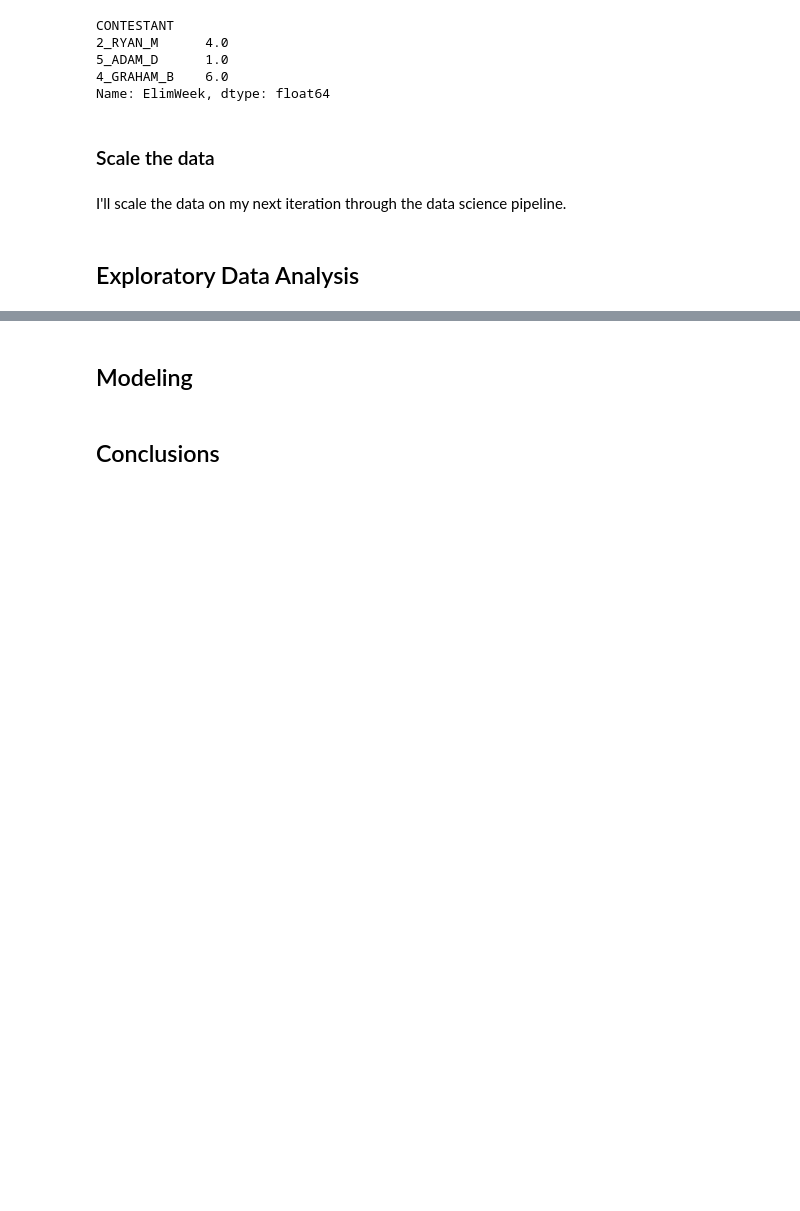
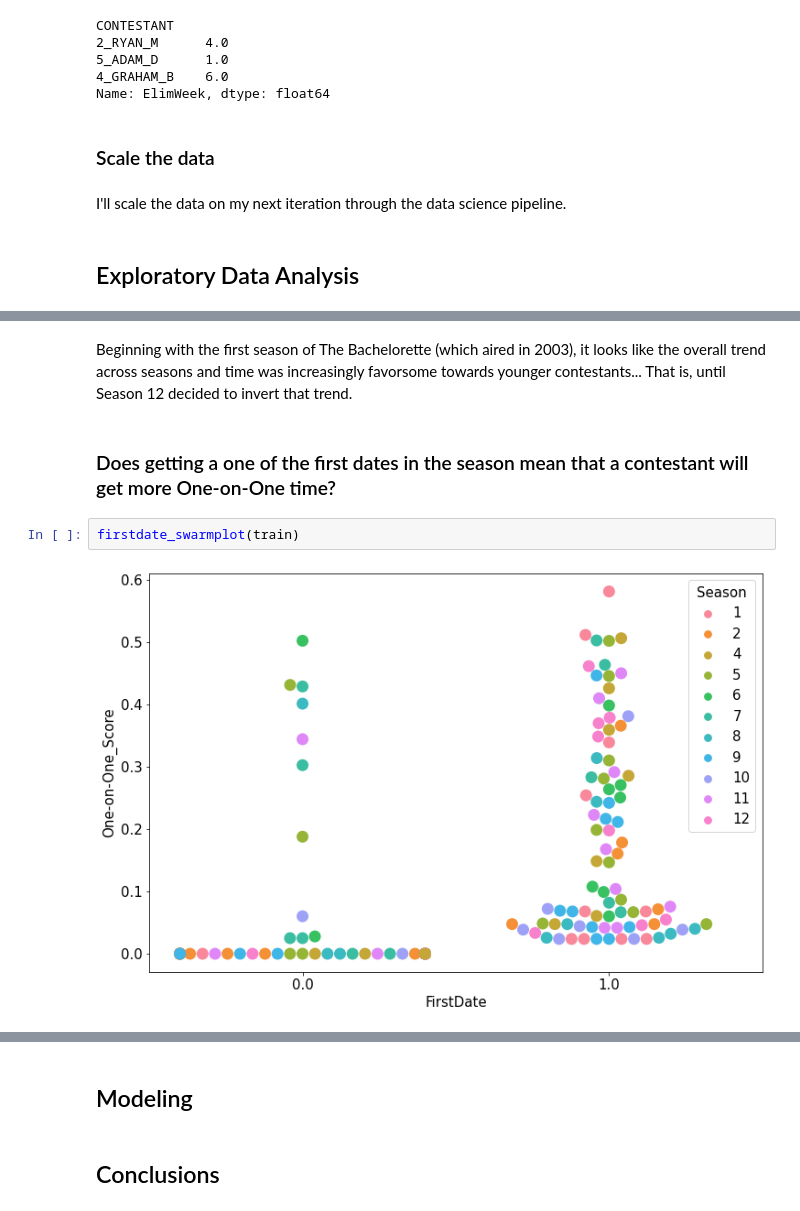
Before and after one commit to KwameTaylor/bachelorette-predictor, a Jupyter notebook: bachelorette-predictor.ipynb, the cells around one changed output, grey strips where cells are left out. Saved outputs shown, nothing was run; the diff lists cells and outputs as text; blank space fills up the shorter version.

```diff
--- a/bachelorette-predictor.ipynb
+++ b/bachelorette-predictor.ipynb
@@ -216,0 +220,8 @@
+# %% [markdown]
+Beginning with the first season of The Bachelorette (which aired in 2003), it looks like the overall trend across seasons and time was increasingly favorsome towards younger contestants... That is, until Season 12 decided to invert that trend.
+# %% [markdown]
+### Does getting a one of the first dates in the season mean that a contestant will get more One-on-One time?
+# %%
+firstdate_swarmplot(train)
+# %% [output]
+[figure, added]
```
Also changed, not shown: parts of 10 cells of this notebook, 1 other file.
